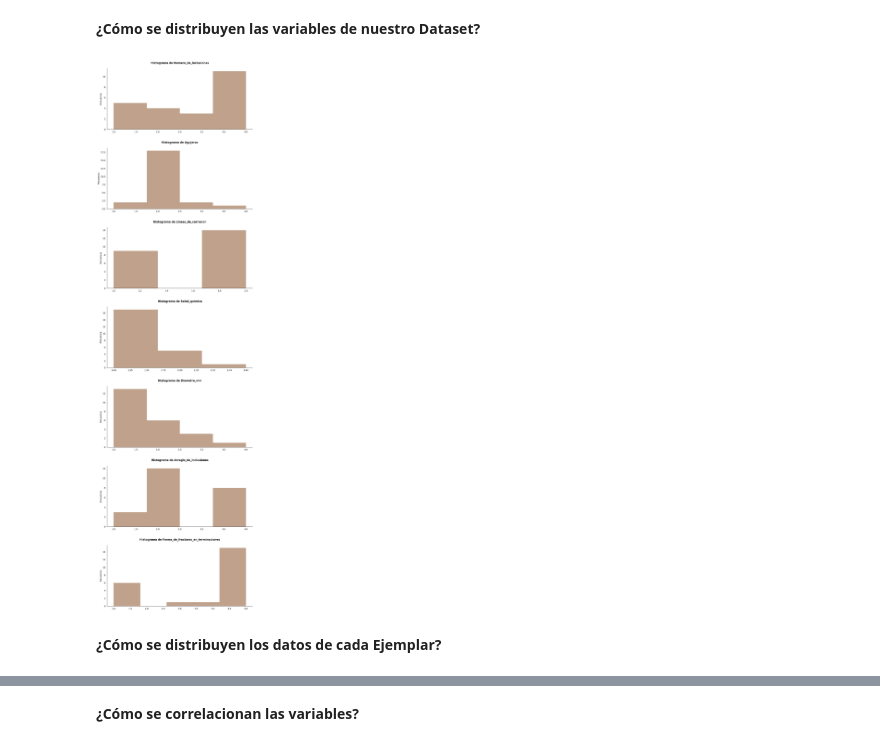
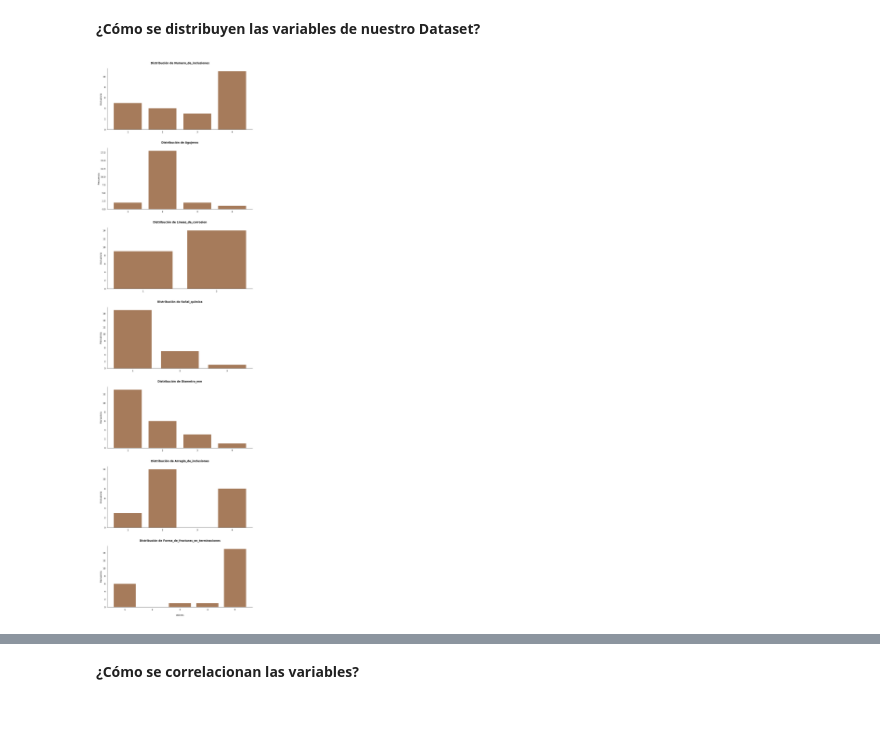
Before and after one commit to jmartingv/coprolite-analysis, a Jupyter notebook: eda/eda.ipynb, the cells around one changed output, grey strips where cells are left out. Drawn from its saved outputs; the diff is of its cells as text; code cells hidden in the pictures; blank space fills up the shorter version.

```diff
--- a/eda/eda.ipynb
+++ b/eda/eda.ipynb
@@ -157,27 +76,0 @@ plt.show()
-# %%
-# Create individual figures for each variable as a boxplot for each Ejemplar
-for i, column in enumerate(grouped_data.columns):
-    fig, ax = plt.subplots(figsize=(15, 5))
-    data_to_plot = [df[df['Ejemplar'] == ejemplar][column] for ejemplar in grouped_data.index]
-    ax.boxplot(data_to_plot, vert=True, patch_artist=True,
-               boxprops=dict(facecolor='#A67B5B', color='black'),
-               medianprops=dict(color='black'))
-    ax.set_xticks(range(1, len(grouped_data.index) + 1))
-    ax.set_xticklabels(grouped_data.index, rotation=45, ha='right')
-    ax.set_title(f"Dispersión de {column}", pad=40, fontweight='bold')
-    ax.set_ylabel(column, labelpad=10)
-    ax.set_xlabel(' ', labelpad=10)
-
-    # Desactivar las marcas en el eje x de la subgráfica inferior
-    ax.tick_params(axis='x', which='both', bottom=False, top=False, labelbottom=True)
-    # Desactivar las marcas en el eje y de la subgráfica inferior
-    ax.tick_params(axis='y', which='both', left=True)
-
-    # Mantener solo el borde izquierdo y inferior de la subgráfica inferior
-    ax.spines['left'].set_visible(True)
-    ax.spines['bottom'].set_visible(False)
-    ax.spines['top'].set_visible(False)
-    ax.spines['right'].set_visible(False)
-
-    plt.tight_layout()
-    plt.show()
@@ -192,36 +77,34 @@ for i, column in enumerate(grouped_data.columns):
 # %% [markdown]
 **¿Cómo se distribuyen las variables de nuestro Dataset?**
 # %%
-# Create subplots for each variable with histograms organized in a column
+# Create subplots for each variable with bar plots showing the count of each value
 variables = ['Numero_de_inclusiones', 'Agujeros', 'Lineas_de_corrosion',
              'Señal_quimica', 'Diametro_mm', 'Arreglo_de_inclusiones',
              'Forma_de_fracturas_en_terminaciones']
 
-bins = [4, 4, 3, 3, 4, 4, 5]
-
 fig, axes = plt.subplots(len(variables), 1, figsize=(10, len(variables) * 5))
 
 for i, variable in enumerate(variables):
-    axes[i].hist(df[variable], bins=bins[i], alpha=0.7, color='#A67B5B')
-    axes[i].set_title(f"Histograma de {variable}", pad=20, fontweight='bold')
+    value_counts = df[variable].value_counts().sort_index()
+    all_values = np.arange(int(df[variable].min()), int(df[variable].max()) + 1)
+    counts = [value_counts.get(val, 0) for val in all_values]
+    axes[i].bar(all_values.astype(str), counts, color='#A67B5B')
+    axes[i].set_title(f"Distribución de {variable}", pad=20, fontweight='bold')
     axes[i].set_ylabel('Frecuencia')
     axes[i].set_xlabel(' ', labelpad=15)
 
-# Desactivar las marcas en el eje x de la subgráfica inferior
+    # Customize ticks and spines
     axes[i].tick_params(axis='x', which='both', bottom=False, top=False, labelbottom=True)
-    # Desactivar las marcas en el eje y de la subgráfica inferior
     axes[i].tick_params(axis='y', which='both', left=False)
-
-    # Mantener solo el borde izquierdo y inferior de la subgráfica inferior
     axes[i].spines['left'].set_visible(True)
     axes[i].spines['bottom'].set_visible(True)
     axes[i].spines['top'].set_visible(False)
     axes[i].spines['right'].set_visible(False)
 
+axes[i].set_xlabel('Valores', labelpad=15)
+
 # Customize the overall layout
 plt.tight_layout()
 plt.show()
 # %% [output]
-[figure, old version]
+[figure, new version]
-# %% [markdown]
-**¿Cómo se distribuyen los datos de cada Ejemplar?**
```
Also changed, not shown: parts of 42 cells of this notebook.
